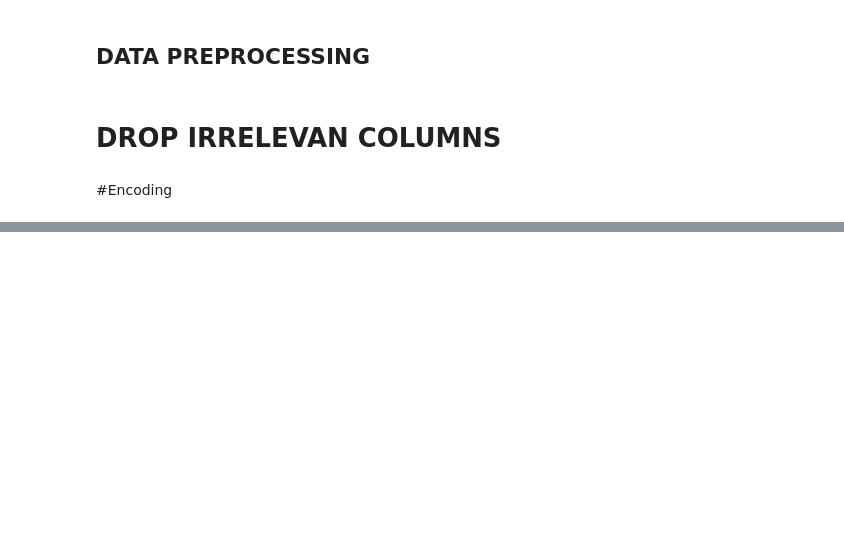
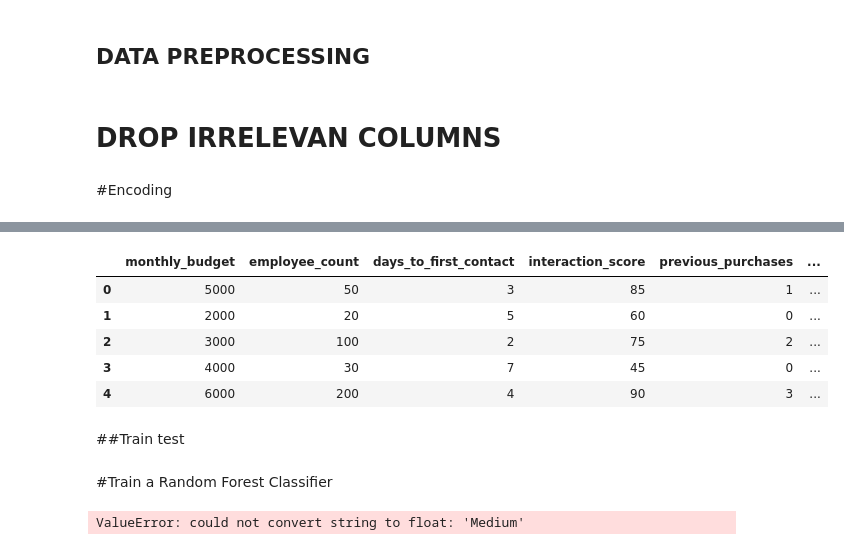
Before and after one commit to Mainabryan/sales-lead-conversion-prediction, a Jupyter notebook: Sales_prediction.ipynb, the cells around one changed output, grey strips where cells are left out. Saved outputs shown, nothing was run; the diff lists cells and outputs as text; code cells hidden in the pictures; blank space fills up the shorter version.

```diff
--- a/Sales_prediction.ipynb
+++ b/Sales_prediction.ipynb
@@ -173,0 +196,6 @@ data.drop(columns=['lead_id'], inplace=True)
+# %%
+# Identify all boolean columns
+bool_cols = data_encoded.select_dtypes(include='bool').columns
+
+# Convert True/False → 1/0
+data_encoded[bool_cols] = data_encoded[bool_cols].astype(int)
@@ -173,0 +207,11 @@ data.drop(columns=['lead_id'], inplace=True)
+# %%
+data_encoded.head()
+# %% [output]
+|  | monthly_budget | employee_count | days_to_first_contact | interaction_score | previous_purchases | ... |
+| 0 | 5000 | 50 | 3 | 85 | 1 | ... |
+| 1 | 2000 | 20 | 5 | 60 | 0 | ... |
+| 2 | 3000 | 100 | 2 | 75 | 2 | ... |
+| 3 | 4000 | 30 | 7 | 45 | 0 | ... |
+| 4 | 6000 | 200 | 4 | 90 | 3 | ... |
+# %% [markdown]
+##Train test
@@ -173,0 +229,12 @@ data.drop(columns=['lead_id'], inplace=True)
+# %% [markdown]
+#Train a Random Forest Classifier
+# %%
+from sklearn.ensemble import RandomForestClassifier
+
+# Create the model
+rf_model = RandomForestClassifier(n_estimators=100, random_state=42)
+
+# Train the model
+rf_model.fit(X_train, y_train)
+# %% [output]
+ValueError: could not convert string to float: 'Medium'
```
Also changed, not shown: parts of 6 cells of this notebook.
